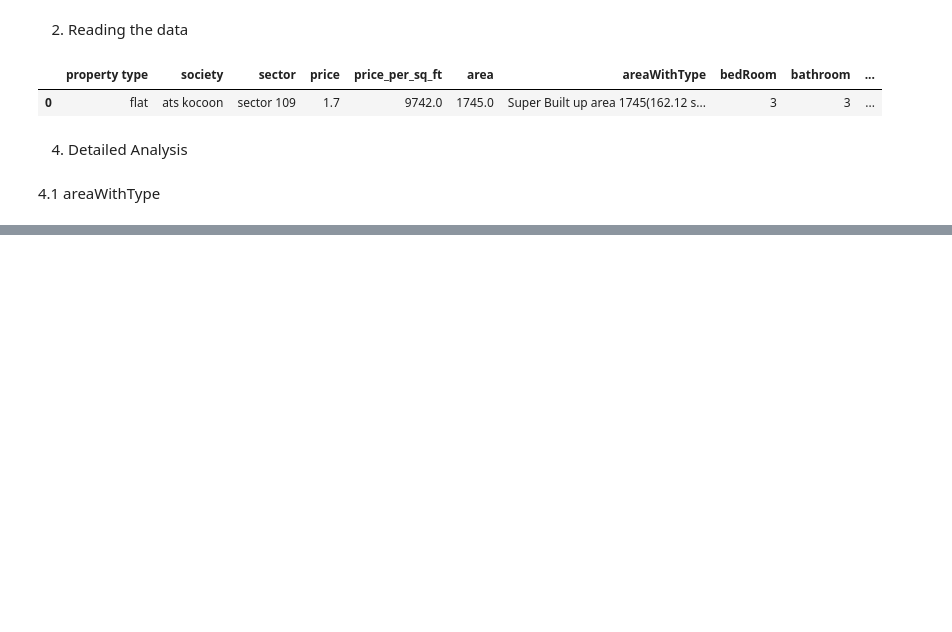
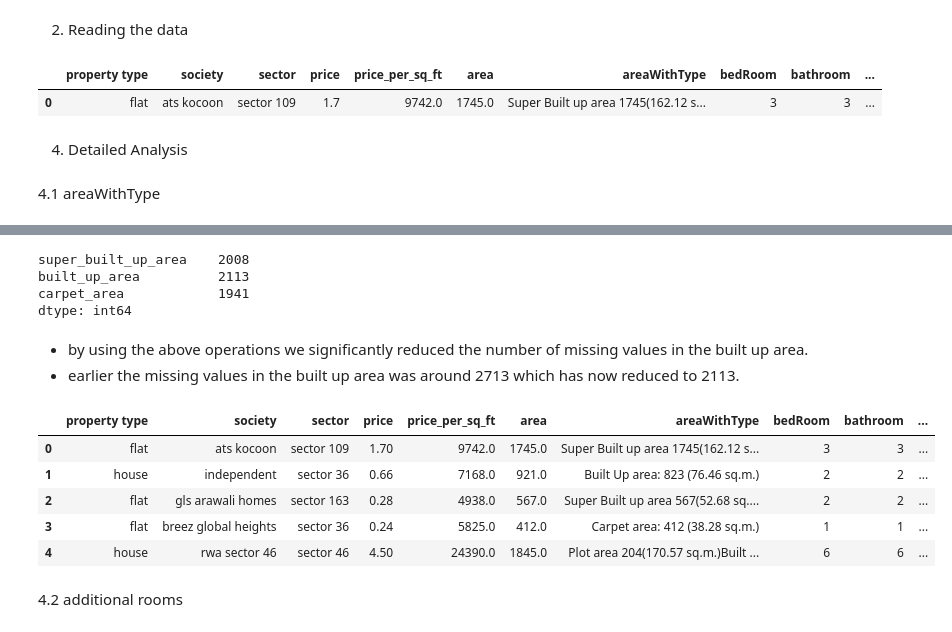
Before and after one commit to abhishek-saurav/real_estate_project, a Jupyter notebook: Data Cleaning/feature_engineering.ipynb, the cells around one changed output, grey strips where cells are left out. Drawn from its saved outputs; the diff is of its cells as text; code cells hidden in the pictures; blank space fills up the shorter version.

```diff
--- a/Data Cleaning/feature_engineering.ipynb
+++ b/Data Cleaning/feature_engineering.ipynb
@@ -74,0 +232,8 @@ df['super_built_up_area'] = df.apply(lambda x: convert_to_sqft(x['areaWithType']
+# %%
+# here we are extracting the plot area and putting it into the built up area as for the independent house case the plot area is quite similar to the built up area
+
+all_nan_df['built_up_area'] = (
+    all_nan_df
+    .areaWithType
+    .apply(extract_plot_area)
+)
@@ -74,0 +255,13 @@ df['super_built_up_area'] = df.apply(lambda x: convert_to_sqft(x['areaWithType']
+# %%
+# scale conversion formula function
+
+def convert_scale(row):
+    if np.isnan(row['area']) or np.isnan(row['built_up_area']):
+        return row['built_up_area']
+    else:
+        if round(row['area']/ row['built_up_area']) == 9.0:
+            return row['built_up_area'] * 9
+        elif round(row['area']/row['built_up_area']) == 11.0:
+            return row['built_up_area'] * 10.7
+        else:
+            return row['built_up_area']
@@ -74,0 +279,7 @@ df['super_built_up_area'] = df.apply(lambda x: convert_to_sqft(x['areaWithType']
+# %%
+# converting the scale
+
+all_nan_df['built_up_area'] = (
+    all_nan_df
+    .apply(convert_scale, axis = 1)
+)
@@ -74,0 +295,27 @@ df['super_built_up_area'] = df.apply(lambda x: convert_to_sqft(x['areaWithType']
+# %%
+# updating the original dataframe with these values
+
+df.update(all_nan_df)
+# %%
+df[['super_built_up_area', 'built_up_area', 'carpet_area']].isnull().sum()
+# %% [output]
+super_built_up_area    2008
+built_up_area          2113
+carpet_area            1941
+dtype: int64
+# %% [markdown]
+- by using the above operations we significantly reduced the number of missing values in the built up area.
+- earlier the missing values in the built up area was around 2713 which has now reduced to 2113.
+# %%
+# current state of our dataframe
+
+df.head()
+# %% [output]
+|  | property type | society | sector | price | price_per_sq_ft | area | areaWithType | bedRoom | bathroom | ... |
+| 0 | flat | ats kocoon | sector 109 | 1.70 | 9742.0 | 1745.0 | Super Built up area 1745(162.12 s... | 3 | 3 | ... |
+| 1 | house | independent | sector 36 | 0.66 | 7168.0 | 921.0 | Built Up area: 823 (76.46 sq.m.) | 2 | 2 | ... |
+| 2 | flat | gls arawali homes | sector 163 | 0.28 | 4938.0 | 567.0 | Super Built up area 567(52.68 sq.... | 2 | 2 | ... |
+| 3 | flat | breez global heights | sector 36 | 0.24 | 5825.0 | 412.0 | Carpet area: 412 (38.28 sq.m.) | 1 | 1 | ... |
+| 4 | house | rwa sector 46 | sector 46 | 4.50 | 24390.0 | 1845.0 | Plot area 204(170.57 sq.m.)Built ... | 6 | 6 | ... |
+# %% [markdown]
+4.2 additional rooms
```
Also changed, not shown: parts of 40 cells of this notebook.
